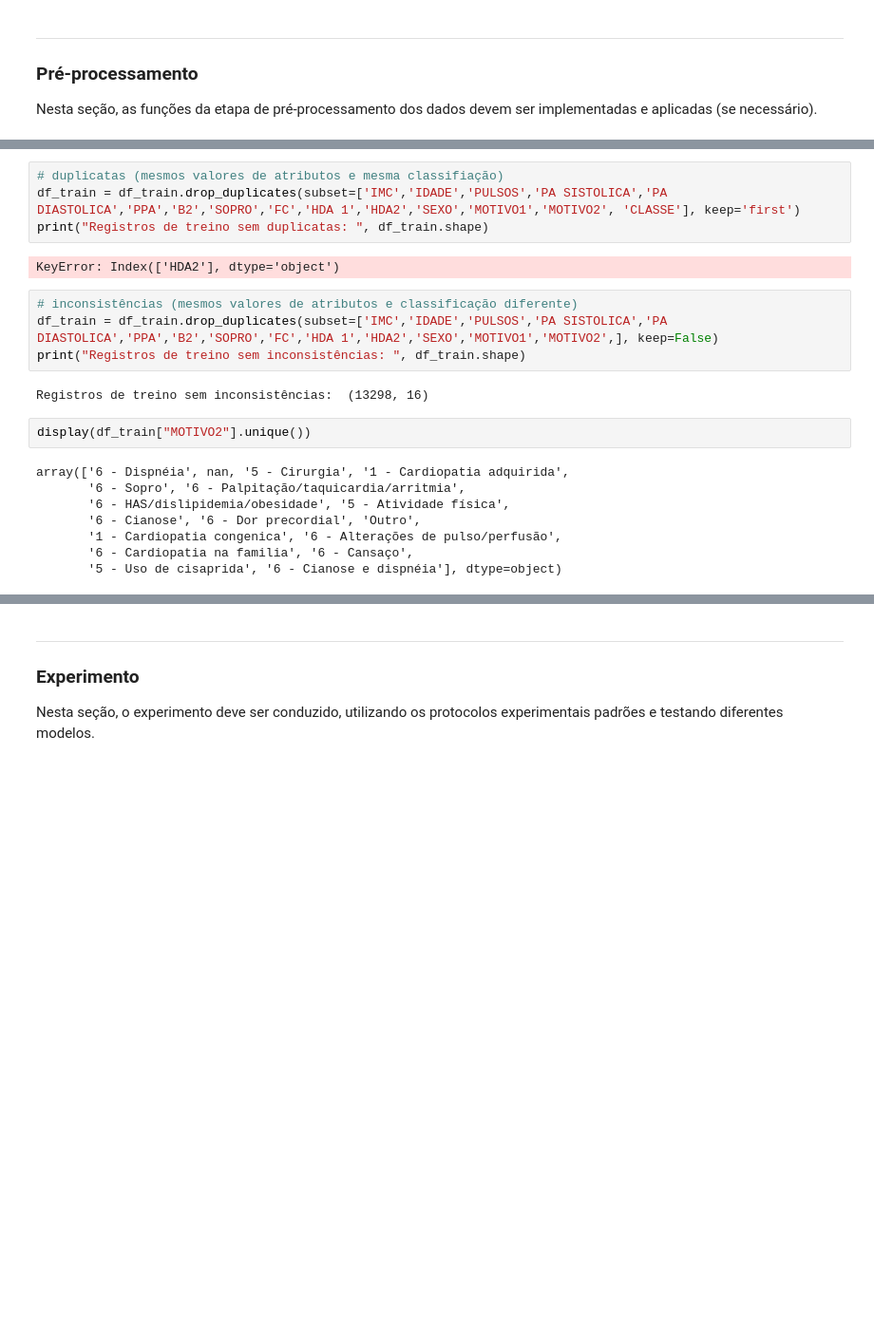
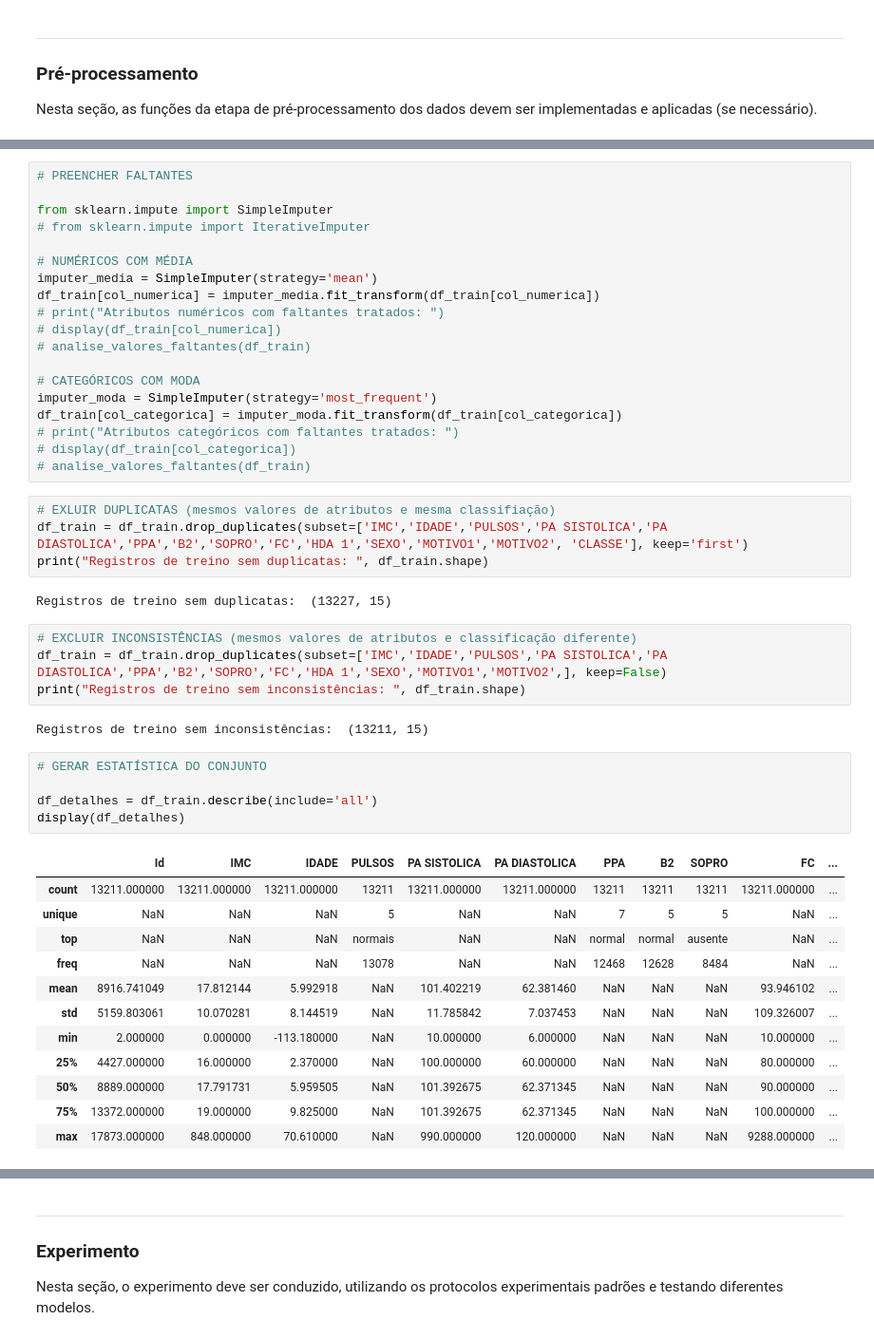
Before and after one commit to lauranaomiseto/projeto-AM, a Jupyter notebook: main.ipynb, the cells around one changed output, grey strips where cells are left out. Shown: that part at 95% size. Drawn from its saved outputs; the diff is of its cells as text; blank space fills up the shorter version.

```diff
--- a/main.ipynb
+++ b/main.ipynb
@@ -364,22 +294,49 @@ Registros categóricos:
+# %%
+# PREENCHER FALTANTES
+
+from sklearn.impute import SimpleImputer
+# from sklearn.impute import IterativeImputer
+
+# NUMÉRICOS COM MÉDIA
+imputer_media = SimpleImputer(strategy='mean')
+df_train[col_numerica] = imputer_media.fit_transform(df_train[col_numerica])
+# print("Atributos numéricos com faltantes tratados: ")
+# display(df_train[col_numerica])
+# analise_valores_faltantes(df_train)
+
+# CATEGÓRICOS COM MODA
+imputer_moda = SimpleImputer(strategy='most_frequent')
+df_train[col_categorica] = imputer_moda.fit_transform(df_train[col_categorica])
+# print("Atributos categóricos com faltantes tratados: ")
+# display(df_train[col_categorica])
+# analise_valores_faltantes(df_train)
 # %%
-# duplicatas (mesmos valores de atributos e mesma classifiação)
-df_train = df_train.drop_duplicates(subset=['IMC','IDADE','PULSOS','PA SISTOLICA','PA DIASTOLICA','PPA','B2','SOPRO','FC','HDA 1','HDA2','SEXO','MOTIVO1','MOTIVO2', 'CLASSE'], keep='first')
+# EXLUIR DUPLICATAS (mesmos valores de atributos e mesma classifiação)
+df_train = df_train.drop_duplicates(subset=['IMC','IDADE','PULSOS','PA SISTOLICA','PA DIASTOLICA','PPA','B2','SOPRO','FC','HDA 1','SEXO','MOTIVO1','MOTIVO2', 'CLASSE'], keep='first')
 print("Registros de treino sem duplicatas: ", df_train.shape)
 # %% [output]
-KeyError: Index(['HDA2'], dtype='object')
+Registros de treino sem duplicatas:  (13227, 15)
 # %%
-# inconsistências (mesmos valores de atributos e classificação diferente)
-df_train = df_train.drop_duplicates(subset=['IMC','IDADE','PULSOS','PA SISTOLICA','PA DIASTOLICA','PPA','B2','SOPRO','FC','HDA 1','HDA2','SEXO','MOTIVO1','MOTIVO2',], keep=False)
+# EXCLUIR INCONSISTÊNCIAS (mesmos valores de atributos e classificação diferente)
+df_train = df_train.drop_duplicates(subset=['IMC','IDADE','PULSOS','PA SISTOLICA','PA DIASTOLICA','PPA','B2','SOPRO','FC','HDA 1','SEXO','MOTIVO1','MOTIVO2',], keep=False)
 print("Registros de treino sem inconsistências: ", df_train.shape)
 # %% [output]
-Registros de treino sem inconsistências:  (13298, 16)
+Registros de treino sem inconsistências:  (13211, 15)
-# %%
-display(df_train["MOTIVO2"].unique())
-# %% [output]
-array(['6 - Dispnéia', nan, '5 - Cirurgia', '1 - Cardiopatia adquirida',
-       '6 - Sopro', '6 - Palpitação/taquicardia/arritmia',
-       '6 - HAS/dislipidemia/obesidade', '5 - Atividade física',
-       '6 - Cianose', '6 - Dor precordial', 'Outro',
-       '1 - Cardiopatia congenica', '6 - Alterações de pulso/perfusão',
-       '6 - Cardiopatia na familia', '6 - Cansaço',
-       '5 - Uso de cisaprida', '6 - Cianose e dispnéia'], dtype=object)
+# %%
+# GERAR ESTATÍSTICA DO CONJUNTO
+
+df_detalhes = df_train.describe(include='all')
+display(df_detalhes)
+# %% [output]
+|  | Id | IMC | IDADE | PULSOS | PA SISTOLICA | PA DIASTOLICA | PPA | B2 | SOPRO | FC | ... |
+| count | 13211.000000 | 13211.000000 | 13211.000000 | 13211 | 13211.000000 | 13211.000000 | 13211 | 13211 | 13211 | 13211.000000 | ... |
+| unique | NaN | NaN | NaN | 5 | NaN | NaN | 7 | 5 | 5 | NaN | ... |
+| top | NaN | NaN | NaN | normais | NaN | NaN | normal | normal | ausente | NaN | ... |
+| freq | NaN | NaN | NaN | 13078 | NaN | NaN | 12468 | 12628 | 8484 | NaN | ... |
+| mean | 8916.741049 | 17.812144 | 5.992918 | NaN | 101.402219 | 62.381460 | NaN | NaN | NaN | 93.946102 | ... |
+| std | 5159.803061 | 10.070281 | 8.144519 | NaN | 11.785842 | 7.037453 | NaN | NaN | NaN | 109.326007 | ... |
+| min | 2.000000 | 0.000000 | -113.180000 | NaN | 10.000000 | 6.000000 | NaN | NaN | NaN | 10.000000 | ... |
+| 25% | 4427.000000 | 16.000000 | 2.370000 | NaN | 100.000000 | 60.000000 | NaN | NaN | NaN | 80.000000 | ... |
+| 50% | 8889.000000 | 17.791731 | 5.959505 | NaN | 101.392675 | 62.371345 | NaN | NaN | NaN | 90.000000 | ... |
+| 75% | 13372.000000 | 19.000000 | 9.825000 | NaN | 101.392675 | 62.371345 | NaN | NaN | NaN | 100.000000 | ... |
+| max | 17873.000000 | 848.000000 | 70.610000 | NaN | 990.000000 | 120.000000 | NaN | NaN | NaN | 9288.000000 | ... |
```
Also changed, not shown: parts of 9 cells of this notebook.
